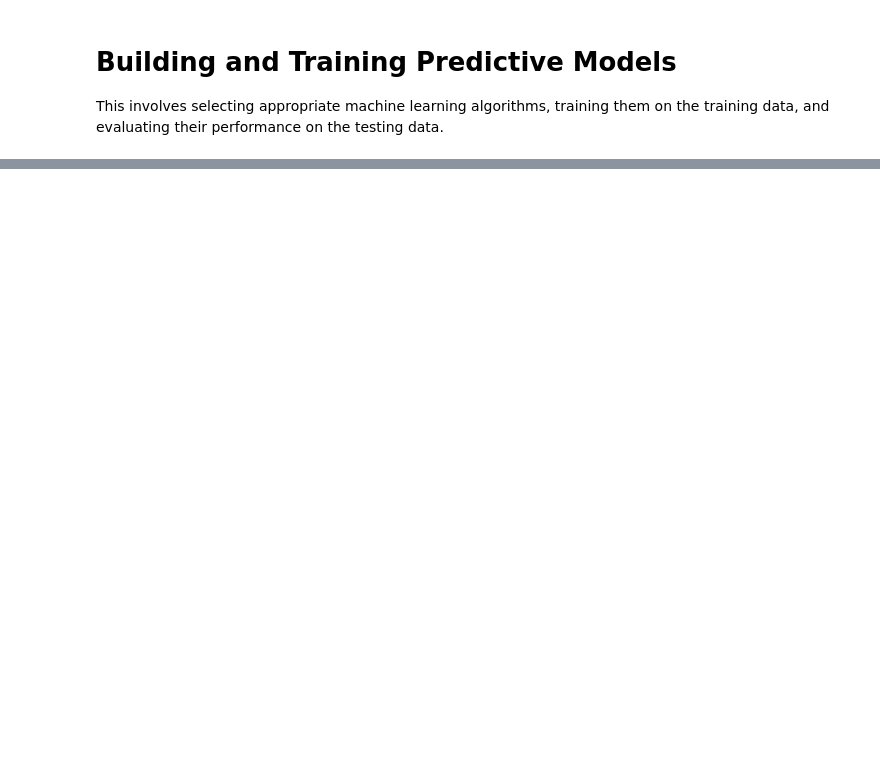
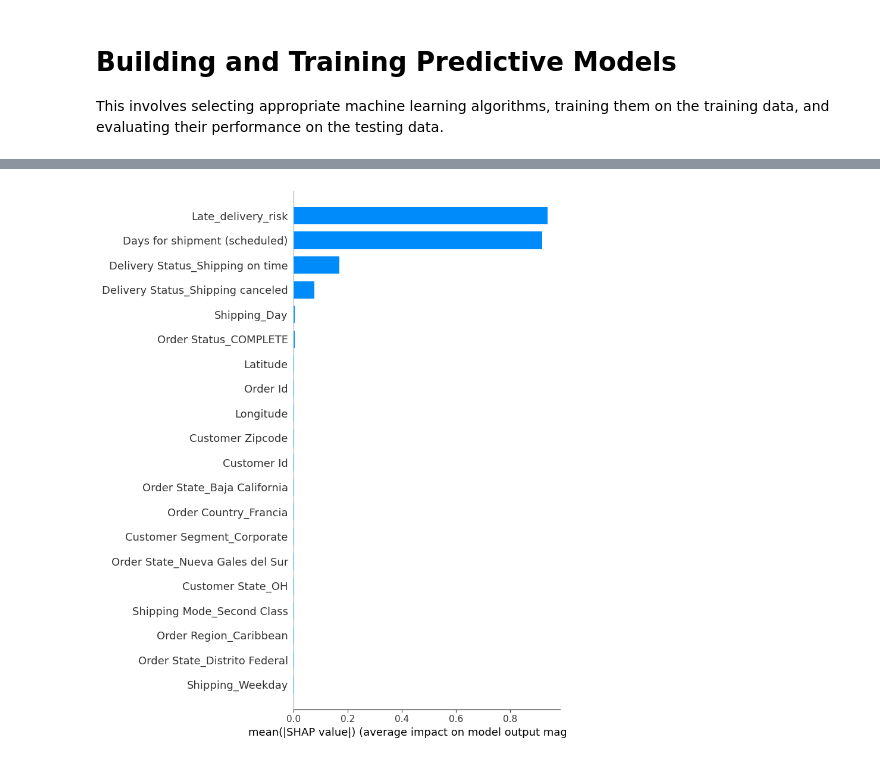
Before and after one commit to simplyEmmanuel/Covid-19-Analysis-2023, a Jupyter notebook: Supply_Chain_Disruption_Analysis.ipynb, the cells around one changed output, grey strips where cells are left out. Cells and saved outputs as stored; diff of their text form; code cells hidden in the pictures; blank space fills up the shorter version.

```diff
--- a/Supply_Chain_Disruption_Analysis.ipynb
+++ b/Supply_Chain_Disruption_Analysis.ipynb
@@ -1082,0 +1148,9 @@ Final check - Non-numeric columns in X_train_downtime: ['Department Id', 'Produc
+# %%
+# One-Hot Encoding for 'Order State'
+X_train_downtime = pd.get_dummies(X_train_downtime, columns=['Order State'], drop_first=True)
+X_test_downtime = pd.get_dummies(X_test_downtime, columns=['Order State'], drop_first=True)
+
+# Align the training and testing sets to have the same columns
+X_train_downtime, X_test_downtime = X_train_downtime.align(X_test_downtime, join='left', axis=1, fill_value=0)
+
+print("\nOne-Hot Encoded 'Order State' and aligned the datasets.")
@@ -1171,0 +1379,5 @@ ValueError: Found input variables with inconsistent numbers of samples: [36104,
+# %%
+# Plot SHAP feature importance as a bar plot
+shap.summary_plot(shap_values, X_test_downtime, plot_type="bar")
+# %% [output]
+[figure, added]
```
Also changed, not shown: parts of 40 cells of this notebook.
